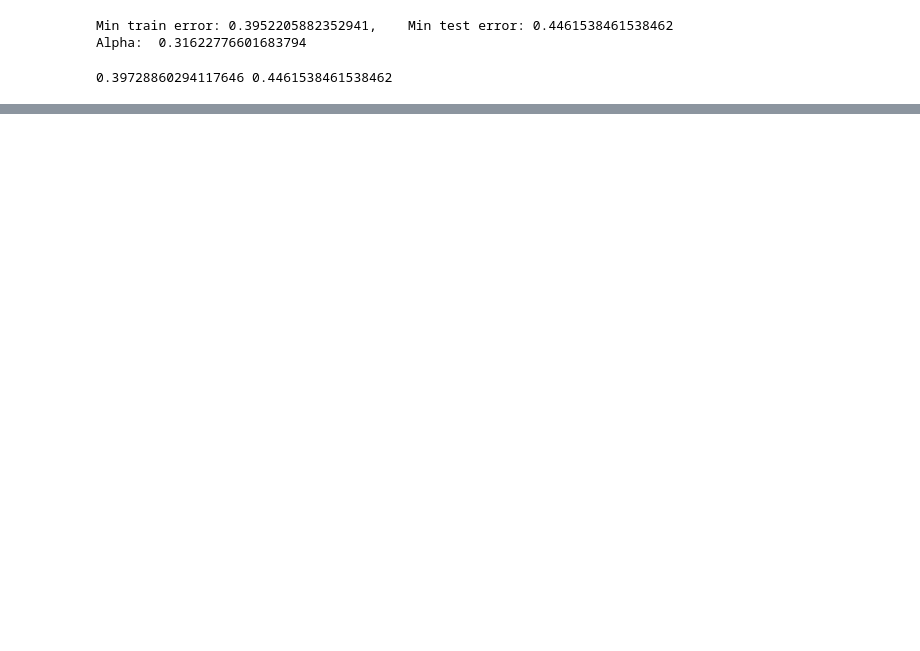
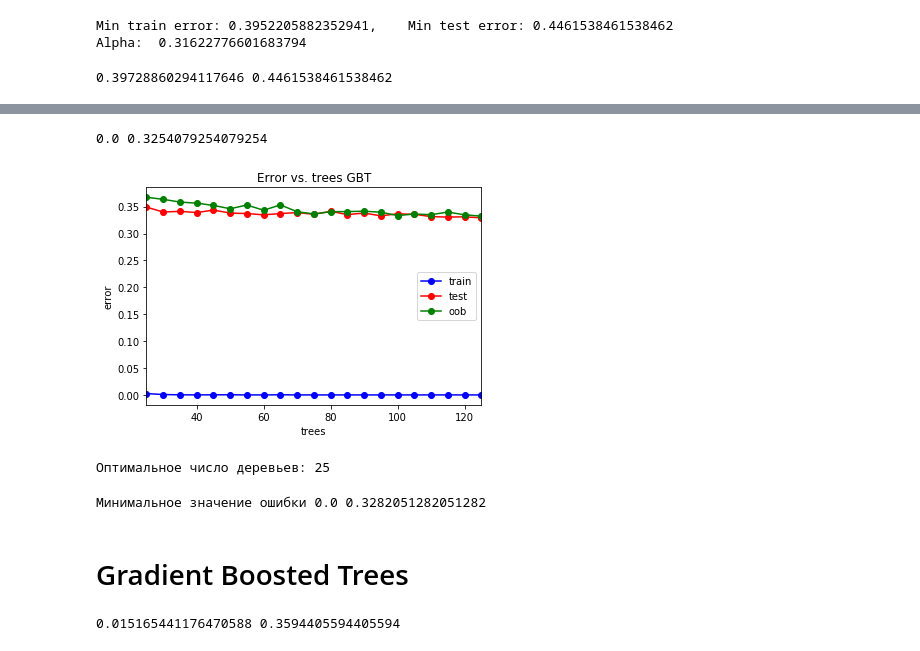
Before and after one commit to ShutinaSvetlana/MachineLearning, a Jupyter notebook: Lab1/Lab1RightVersion.ipynb, the cells around one changed output, grey strips where cells are left out. Cells and saved outputs as stored; diff of their text form; code cells hidden in the pictures; blank space fills up the shorter version.

Commit message:
fix errors

```diff
--- a/Lab1/Lab1RightVersion.ipynb
+++ b/Lab1/Lab1RightVersion.ipynb
@@ -765,14 +767,13 @@ print(np.mean(training_scores_encoded != y_train_pred), np.mean(testing_scores_e
 # %%
 #Подбор количества нейронов
 # %%
-neurons = (10, 100, 1000, 10000, 100000)
+neurons = (5, 10, 50, 100, 1000)
 test_err = []
 train_err = []
 for neuron in neurons:
-    mlp_model = MLPClassifier(alpha = alpha_opt, hidden_layer_sizes = (neuron,1),
+    mlp_model = MLPClassifier(alpha = alpha_opt, hidden_layer_sizes = (neuron,),
                               solver = 'lbfgs', activation = 'logistic', random_state = 42)
     mlp_model.fit(X_train, training_scores_encoded)
-
     y_train_pred = mlp_model.predict(X_train)
     y_test_pred = mlp_model.predict(X_test)
     train_err.append(np.mean(training_scores_encoded != y_train_pred))
@@ -788,0 +796,4 @@ pass
+# %%
+from sklearn import ensemble
+rf = ensemble.RandomForestClassifier(n_estimators = 1000)
+rf.fit(X_train, training_scores_encoded)
@@ -788,0 +810,7 @@ pass
+# %%
+err_train = np.mean(training_scores_encoded != rf.predict(X_train))
+err_test  = np.mean(testing_scores_encoded  != rf.predict(X_test))
+
+print(err_train, err_test)
+# %% [output]
+0.0 0.3254079254079254
@@ -788,0 +820,23 @@ pass
+# %%
+trees = np.arange(25, 126, 5)
+test_err = []
+train_err = []
+oob_err = []
+for tree in trees:
+    rf = ensemble.RandomForestClassifier(n_estimators = tree, oob_score=True)
+    rf.fit(X_train, training_scores_encoded)
+    train_err.append(np.mean(training_scores_encoded != rf.predict(X_train)))
+    test_err.append(np.mean(testing_scores_encoded  != rf.predict(X_test)))
+    oob_err.append(1 - rf.oob_score_)
+# %%
+plt.plot(trees, train_err, 'b-o', label = 'train')
+plt.plot(trees, test_err, 'r-o', label = 'test')
+plt.plot(trees, oob_err, 'g-o', label = 'oob')
+plt.xlim([np.min(trees), np.max(trees)])
+plt.title('Error vs. trees GBT')
+plt.xlabel('trees')
+plt.ylabel('error')
+plt.legend()
+pass
+# %% [output]
+[figure, added]
@@ -788,0 +845,25 @@ pass
+# %%
+trees_opt = trees[test_err == np.min(test_err)]
+trees_opt = trees[0]
+print("Оптимальное число деревьев:", trees_opt)
+# %% [output]
+Оптимальное число деревьев: 25
+# %%
+min_train_err = np.min(train_err)
+min_test_err = np.min(test_err)
+print("Минимальное значение ошибки", min_train_err, min_test_err)
+# %% [output]
+Минимальное значение ошибки 0.0 0.3282051282051282
+# %% [markdown]
+# Gradient Boosted Trees
+# %%
+from sklearn import ensemble
+rf = ensemble.GradientBoostingClassifier(n_estimators = 1000)
+rf.fit(X_train, training_scores_encoded)
+
+err_train = np.mean(training_scores_encoded != rf.predict(X_train))
+err_test  = np.mean(testing_scores_encoded  != rf.predict(X_test))
+
+print(err_train, err_test)
+# %% [output]
+0.015165441176470588 0.3594405594405594
```
Also changed, not shown: parts of 14 cells of this notebook.
